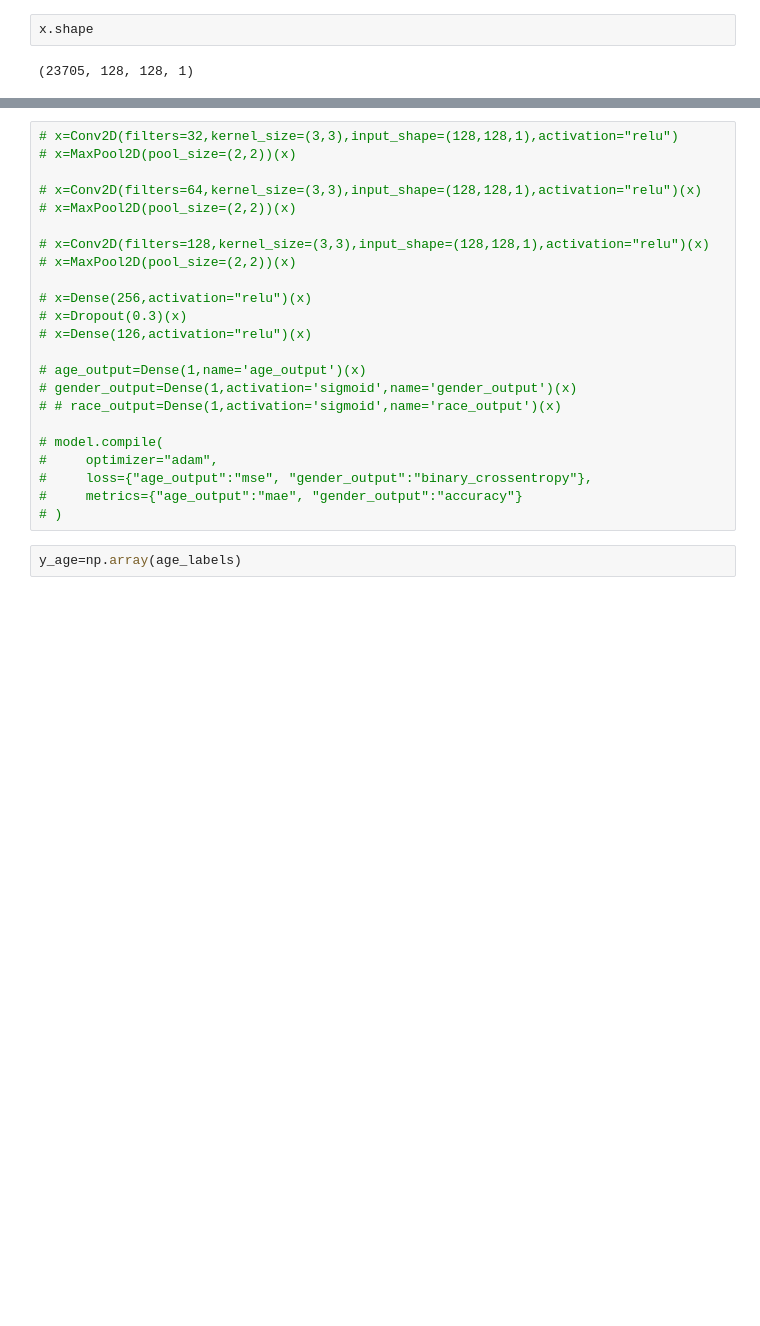
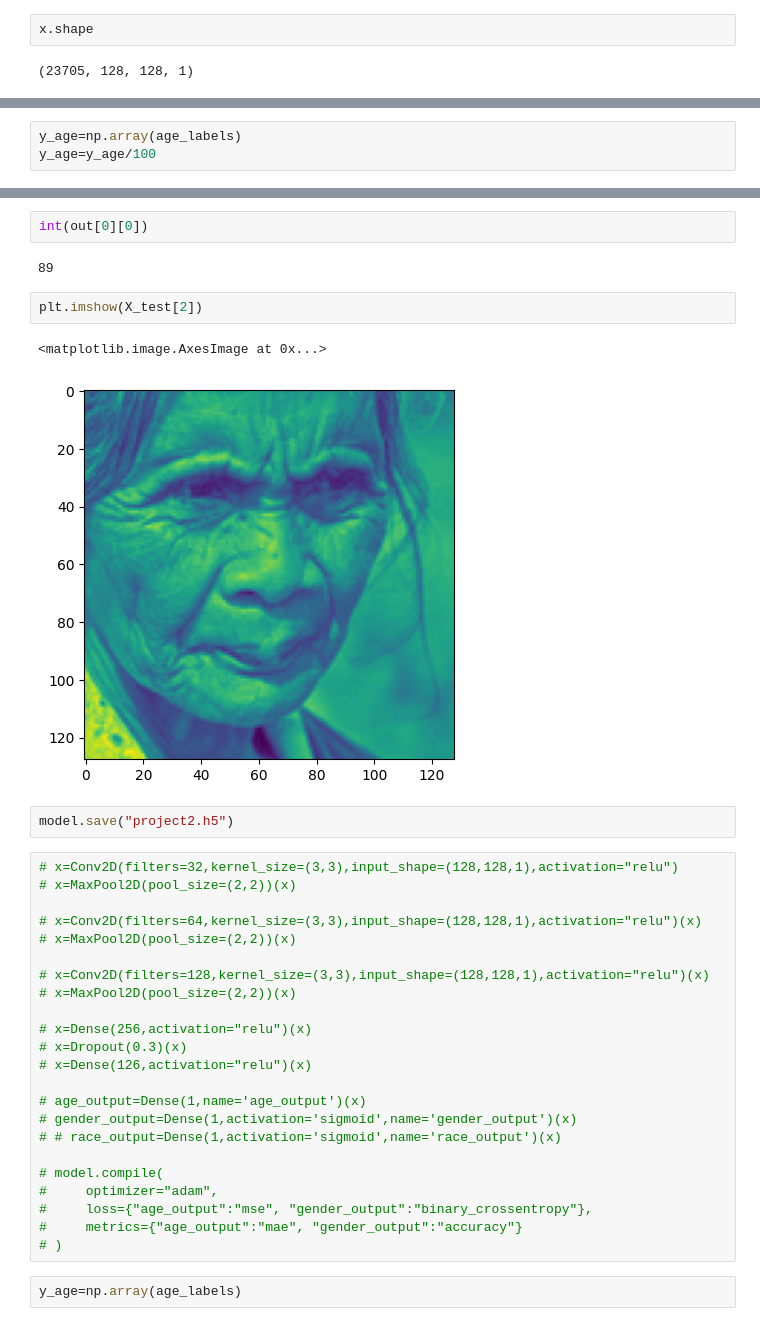
Before and after one commit to sohrab108/AI, a Jupyter notebook: project.ipynb, the cells around one changed output, grey strips where cells are left out. Drawn from its saved outputs; the diff is of its cells as text; blank space fills up the shorter version.

Commit message:
project

```diff
--- a/project.ipynb
+++ b/project.ipynb
@@ -104,0 +132,3 @@ None
+# %%
+y_age=np.array(age_labels)
+y_age=y_age/100
@@ -105,3 +164,14 @@ None
+# %%
+int(out[0][0])
+# %% [output]
+89
+# %%
+plt.imshow(X_test[2])
+# %% [output]
+<matplotlib.image.AxesImage at 0x...>
+[figure, added]
+# %%
+model.save("project2.h5")
 # %%
 # x=Conv2D(filters=32,kernel_size=(3,3),input_shape=(128,128,1),activation="relu")
 # x=MaxPool2D(pool_size=(2,2))(x)
```
Also changed, not shown: parts of 18 cells of this notebook, 9 other files.
